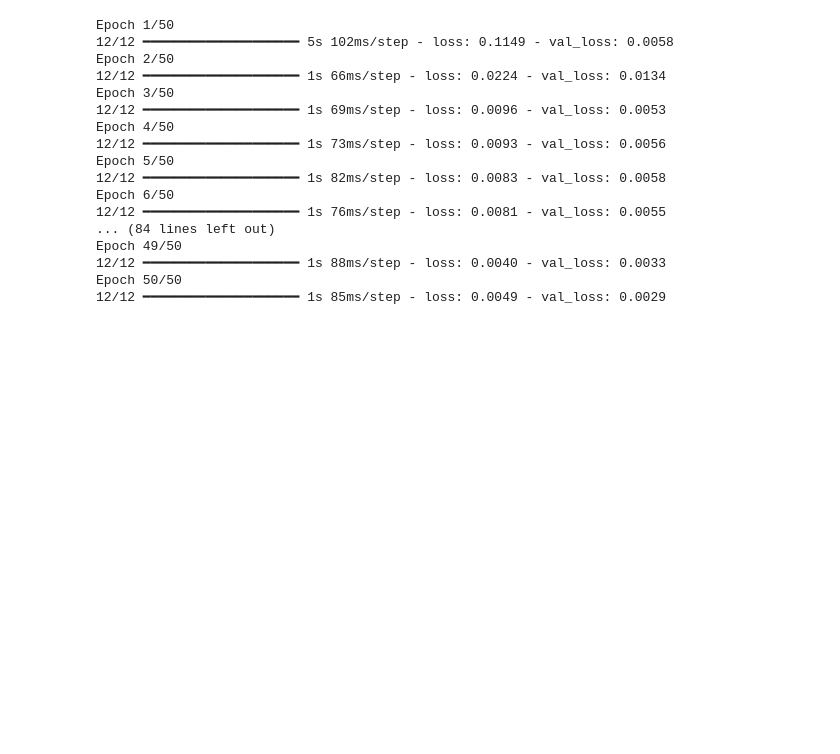
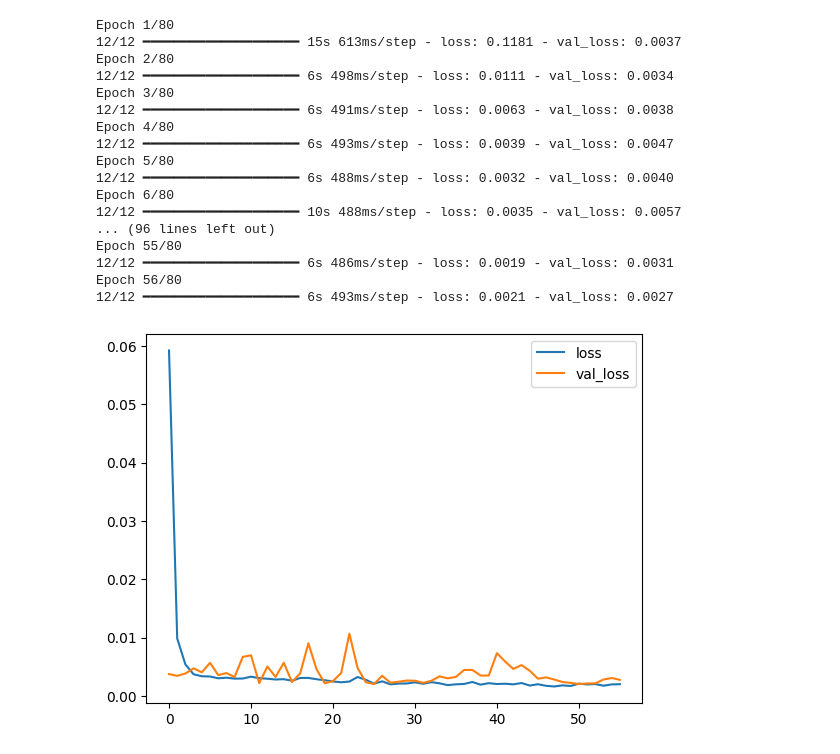
Before and after one commit to paveletto99/ml-stuff, a Jupyter notebook: LSTM-ohlcv-forecast.ipynb, the cells around one changed output. Drawn from its saved outputs; the diff is of its cells as text; code cells hidden in the pictures; blank space fills up the shorter version.

```diff
--- a/LSTM-ohlcv-forecast.ipynb
+++ b/LSTM-ohlcv-forecast.ipynb
@@ -135,25 +139,30 @@ from tensorflow.keras.callbacks import EarlyStopping
 early_stop = EarlyStopping(monitor='val_loss', patience=30, restore_best_weights=True)
 
 # Train the model
-history = model.fit(X_train, y_train, epochs=50, batch_size=64, validation_data=(X_test, y_test), callbacks=[early_stop])
+history = model.fit(X_train, y_train, epochs=80, batch_size=64, validation_data=(X_test, y_test), callbacks=[early_stop])
 # %% [output]
-Epoch 1/50
-12/12 ━━━━━━━━━━━━━━━━━━━━ 5s 102ms/step - loss: 0.1149 - val_loss: 0.0058
-Epoch 2/50
-12/12 ━━━━━━━━━━━━━━━━━━━━ 1s 66ms/step - loss: 0.0224 - val_loss: 0.0134
-Epoch 3/50
-12/12 ━━━━━━━━━━━━━━━━━━━━ 1s 69ms/step - loss: 0.0096 - val_loss: 0.0053
-Epoch 4/50
-12/12 ━━━━━━━━━━━━━━━━━━━━ 1s 73ms/step - loss: 0.0093 - val_loss: 0.0056
-Epoch 5/50
-12/12 ━━━━━━━━━━━━━━━━━━━━ 1s 82ms/step - loss: 0.0083 - val_loss: 0.0058
-Epoch 6/50
-12/12 ━━━━━━━━━━━━━━━━━━━━ 1s 76ms/step - loss: 0.0081 - val_loss: 0.0055
-... (84 lines left out)
-Epoch 49/50
-12/12 ━━━━━━━━━━━━━━━━━━━━ 1s 88ms/step - loss: 0.0040 - val_loss: 0.0033
-Epoch 50/50
-12/12 ━━━━━━━━━━━━━━━━━━━━ 1s 85ms/step - loss: 0.0049 - val_loss: 0.0029
+Epoch 1/80
+12/12 ━━━━━━━━━━━━━━━━━━━━ 15s 613ms/step - loss: 0.1181 - val_loss: 0.0037
+Epoch 2/80
+12/12 ━━━━━━━━━━━━━━━━━━━━ 6s 498ms/step - loss: 0.0111 - val_loss: 0.0034
+Epoch 3/80
+12/12 ━━━━━━━━━━━━━━━━━━━━ 6s 491ms/step - loss: 0.0063 - val_loss: 0.0038
+Epoch 4/80
+12/12 ━━━━━━━━━━━━━━━━━━━━ 6s 493ms/step - loss: 0.0039 - val_loss: 0.0047
+Epoch 5/80
+12/12 ━━━━━━━━━━━━━━━━━━━━ 6s 488ms/step - loss: 0.0032 - val_loss: 0.0040
+Epoch 6/80
+12/12 ━━━━━━━━━━━━━━━━━━━━ 10s 488ms/step - loss: 0.0035 - val_loss: 0.0057
+... (96 lines left out)
+Epoch 55/80
+12/12 ━━━━━━━━━━━━━━━━━━━━ 6s 486ms/step - loss: 0.0019 - val_loss: 0.0031
+Epoch 56/80
+12/12 ━━━━━━━━━━━━━━━━━━━━ 6s 493ms/step - loss: 0.0021 - val_loss: 0.0027
+# %%
+history_df = pd.DataFrame(history.history)
+history_df.loc[:, ['loss', 'val_loss']].plot();
+# %% [output]
+[figure, added]
 # %%
 # Make predictions
 y_pred = model.predict(X_test)
```
Also changed, not shown: parts of 8 cells of this notebook, 5 other files.
